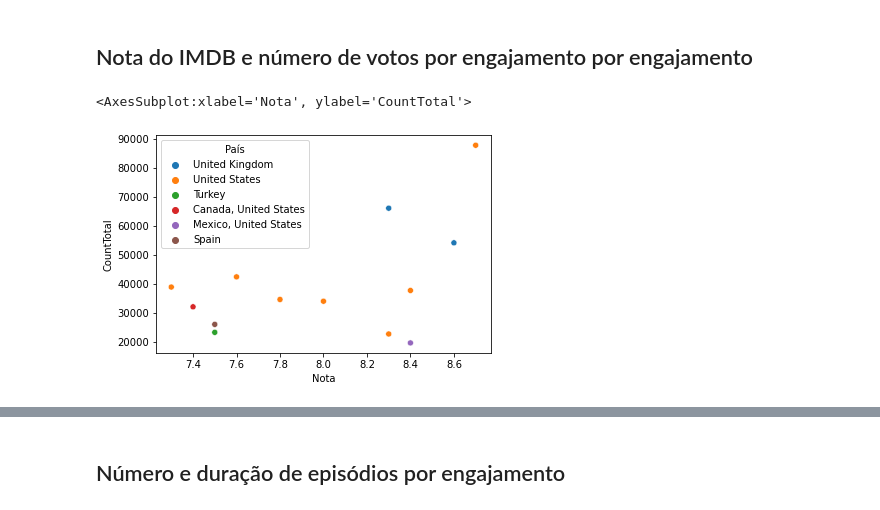
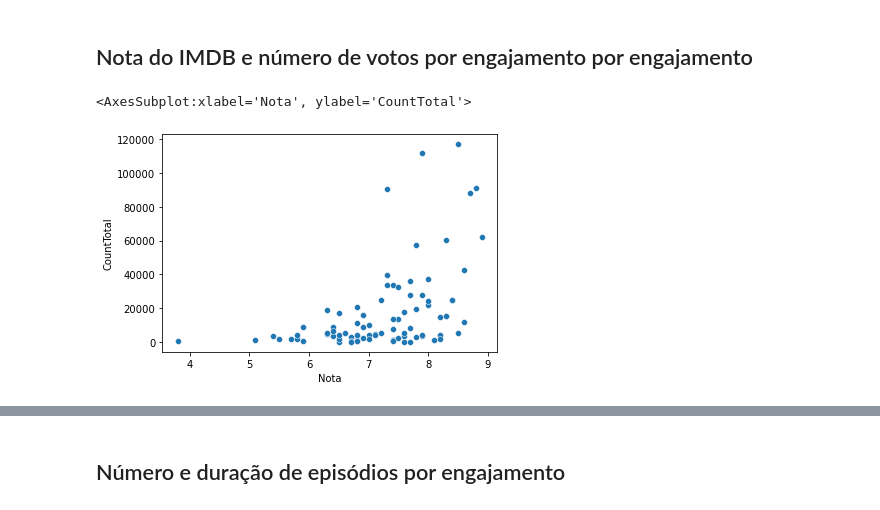
Before and after one commit to mariamaOlive/projeto-sidi-residencia, a Jupyter notebook: analise_exploratoria.ipynb, the cells around one changed output, grey strips where cells are left out. Saved outputs shown, nothing was run; the diff lists cells and outputs as text; code cells hidden in the pictures.

```diff
--- a/analise_exploratoria.ipynb
+++ b/analise_exploratoria.ipynb
@@ -21,3 +33,5 @@ from sklearn.preprocessing import OneHotEncoder
 # %%
-imdb = pd.read_csv("imdb_series.csv")
+#imdb = pd.read_csv("imdb_series.csv") REMOVER (arquivo da amostra antiga)
+imdb = pd.read_csv("Amostra_IMDB.csv")
 twitter = pd.read_csv("series_dataset_count/dataset_count.csv")
+reviews = pd.read_csv("UserReviewsCritic.csv", sep=";")
@@ -24,3 +47,5 @@ twitter = pd.read_csv("series_dataset_count/dataset_count.csv")
+# %%
+twitter.dropna(inplace=True)
 # %%
 twitter
 # %% [output]
@@ -52,5 +74,7 @@ imdb.head()
 # %%
-dados = pd.merge(imdb, twitter, on = "IMDBid")
-dados.drop(dados[dados["Nome"]=="LoveDeathandRobots"].index, inplace=True)
+aux = pd.merge(imdb, twitter, on = "IMDBid")
+dados = pd.merge(aux, reviews, on = "Titulo")
+
+#dados.drop(dados[dados["Nome"]=="LoveDeathandRobots"].index, inplace=True)
 dados.head()
 # %% [output]
@@ -66,11 +90,12 @@ dados.head()
 # %%
 #dados['Nota'] CountPre	CountDurante	CountPos	CountTotal
 
-sns.scatterplot(data=dados[dados['Titulo'] != "Stranger Things"], x="Nota", y="CountTotal", hue=dados['País'])
+sns.scatterplot(data=dados[dados['Titulo'] != "Stranger Things"], x="Nota", y="CountTotal")
+#sns.scatterplot(data=dados[dados['Titulo'] != "Stranger Things"], x="Nota", y="CountTotal", hue=dados['País'])
 #sns.scatterplot(data=dados[dados['Titulo'] != "Stranger Things"], x="Nota", y="CountPre")
 #sns.scatterplot(data=dados[dados['Titulo'] != "Stranger Things"], x="Nota", y="CountDurante")
 #sns.scatterplot(data=dados[dados['Titulo'] != "Stranger Things"], x="Nota", y="CountPos")
 # %% [output]
 <AxesSubplot:xlabel='Nota', ylabel='CountTotal'>
-[figure, old version]
+[figure, new version]
 # %%
```
Also changed, not shown: parts of 21 cells of this notebook, 2 other files.
